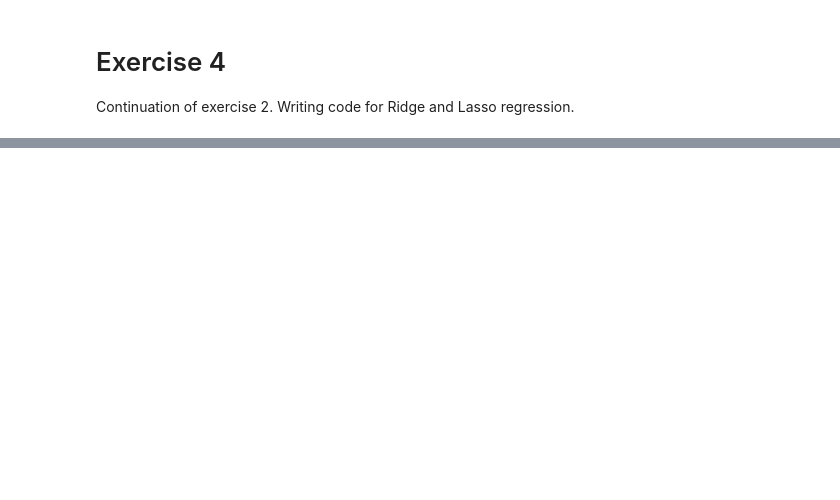
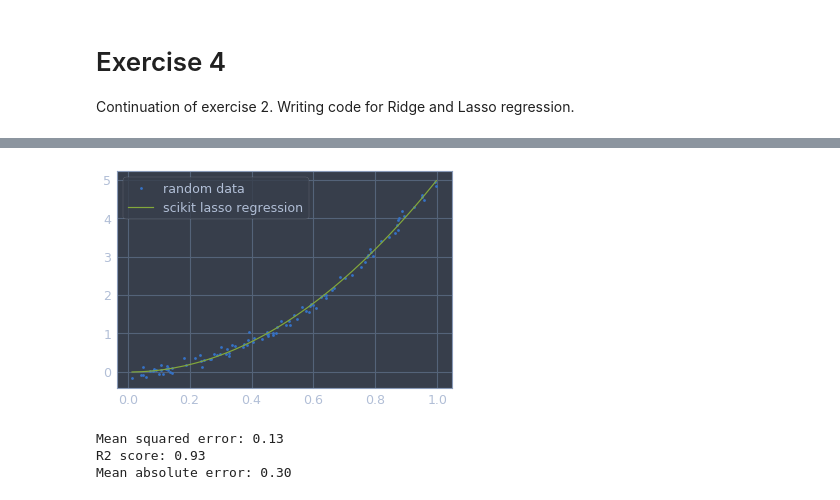
Before and after one commit to ejhusom/FYS-STK4155, a Jupyter notebook: exercises/exercise-2-4.ipynb, the cells around one changed output, grey strips where cells are left out. Cells and saved outputs as stored; diff of their text form; code cells hidden in the pictures; blank space fills up the shorter version.

```diff
--- a/exercises/exercise-2-4.ipynb
+++ b/exercises/exercise-2-4.ipynb
@@ -114,0 +147,15 @@ Mean absolute error: 0.09
+# %%
+# Exercise 4.4 and 4.5
+clf_lasso = skl.Lasso(alpha=_lambda).fit(X, y)
+y_lasso_scikit = clf_lasso.predict(X)
+
+plot_regression(x, y,
+                x[idx_sorted], y_lasso_scikit[idx_sorted],
+                y_label='scikit lasso regression')
+
+print_error_analysis(y, y_lasso_scikit)
+# %% [output]
+[figure, added]
+Mean squared error: 0.13
+R2 score: 0.93
+Mean absolute error: 0.30
```
Also changed, not shown: parts of 6 cells of this notebook, 4 other files.
